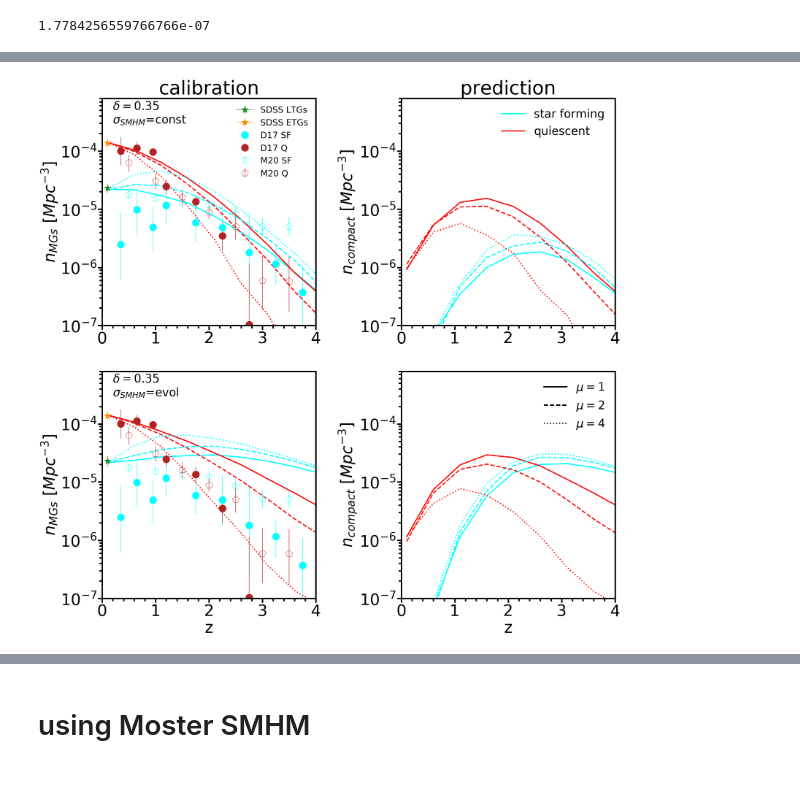
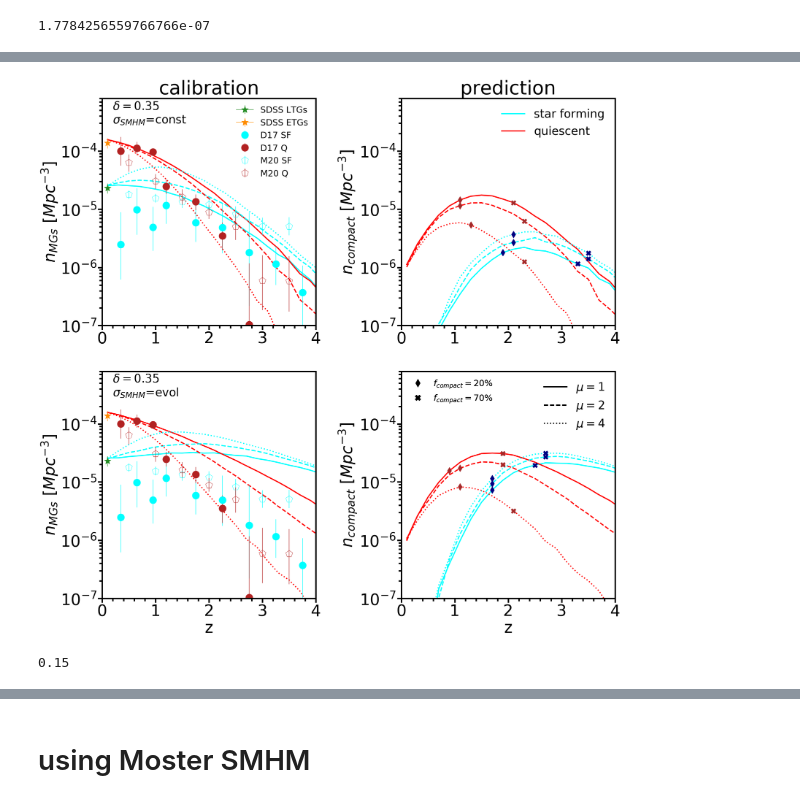
Before and after one commit to lorenzozanisi/SizeModels, a Jupyter notebook: src/Plots_paper2.ipynb, the cells around one changed output, grey strips where cells are left out. Saved outputs shown, nothing was run; the diff lists cells and outputs as text; code cells hidden in the pictures.

```diff
--- a/src/Plots_paper2.ipynb
+++ b/src/Plots_paper2.ipynb
@@ -171,11 +203,18 @@ axes[1][1].plot(x,x, lw=4, ls='-', color='black', label='$\mu=${}'.format(mus[0]
 axes[1][1].plot(x,x, lw=4, ls='--',  color='black', label='$\mu=${}'.format(mus[1]))
 axes[1][1].plot(x,x, lw=4, ls=':',  color='black', label='$\mu=${}'.format(mus[2]))
 
-redshifts = np.arange(0.1,4.6,0.5)
+redshifts = np.arange(0.1,4.2,0.2)
 
 
 for ax,(key, model) in zip(axes,dictionary_models.items()):
+
     for j,(ls,mu) in enumerate(zip(linestyles,mus)):
+        countSF = 0
+        countQ = 0
+        countSF_50 = 0
+        countQ_50 = 0
+        countSF_20 = 0
+        countQ_20 = 0
         quench_dict = {'M0':1.,'mu':mu}
         N_SF = []
         Ncompact_SF = []
@@ -202,10 +241,34 @@ for ax,(key, model) in zip(axes,dictionary_models.items()):
             Ncompact_SF.append(Ncompact_SF_)
             N_Q.append(N_Q_)
             Ncompact_Q.append(Ncompact_Q_)
+            if countSF==0:
+                if abs(Ncompact_SF_/N_SF_-0.7)<0.05:
+                    ax[1].scatter(z,Ncompact_SF_, marker='X', color='navy', s=300,zorder=2)
+                    countSF = 1
+#            if countSF_50==0:
+#                if abs(Ncompact_SF_/N_SF_-0.5)<0.05:
+#                    ax[1].scatter(z,Ncompact_SF_, marker='h', color='navy', s=300,zorder=2)
+#                    countSF_50 = 1
+            if countSF_20==0:
+                if abs(Ncompact_SF_/N_SF_-0.2)<0.05:
+                    ax[1].scatter(z,Ncompact_SF_, marker='d', color='navy', s=300,zorder=2)
+                    countSF_20 = 1
+            if countQ==0:
+                if abs(Ncompact_Q_/N_Q_-0.7)<0.05:
+                    ax[1].scatter(z,Ncompact_Q_, marker='X', color='brown', s=300,zorder=2)
+                    countQ = 1
+#            if countQ_50==0:
+#                if abs(Ncompact_Q_/N_Q_-0.5)<0.05:
+#                    ax[1].scatter(z,Ncompact_Q_, marker='h', color='brown', s=300,zorder=2)
+#                    countQ_50 = 1
+            if countQ_20==0:
+                if abs(Ncompact_Q_/N_Q_-0.2)<0.05:
+                    ax[1].scatter(z,Ncompact_Q_, marker='d', color='brown', s=300,zorder=2)
+                    countQ_20 = 1
 
         if j==0:
-           # ax[0].errorbar([0.1], LTGs_SDSS,err_n_LTGs, color='forestgreen', marker='*', markersize=25, label='SDSS LTGs')
-           # ax[0].errorbar([0.1], ETGs_SDSS,err_n_ETGs, color='darkorange', marker='*', markersize=25, label='SDSS ETGs')
+        #    ax[0].errorbar([0.1], LTGs_SDSS,err_n_LTGs, color='forestgreen', marker='*', markersize=25, label='SDSS LTGs')
+        #    ax[0].errorbar([0.1], ETGs_SDSS,err_n_ETGs, color='darkorange', marker='*', markersize=25, label='SDSS ETGs')#
 
 
             #ax[0].errorbar(n_davidzon_SF[:,0], n_davidzon_SF[:,2], yerr=[n_davidzon_SF[:,2]-n_davidzon_SF[:,1],n_davidzon_SF[:,3]-n_davidzon_SF[:,2]], markersize=25, marker='o', color='cyan', label='D17 SF',ls='none')
@@ -224,10 +287,13 @@ for ax,(key, model) in zip(axes,dictionary_models.items()):
             ax[0].errorbar(n_mcleod_Q_112[:,0], n_mcleod_Q_112[:,2], yerr=[n_mcleod_Q_112[:,2]-n_mcleod_Q_112[:,1],n_mcleod_Q_112[:,3]-n_mcleod_Q_112[:,2]], markersize=25, marker='p',fillstyle='none', color='firebrick', label='M20 Q',ls='none')
 
 
-        ax[0].plot(redshifts,N_SF, ls=ls, color='cyan',lw=4)
-        ax[1].plot(redshifts,Ncompact_SF, ls=ls, color='cyan',lw=4)
-        ax[0].plot(redshifts,N_Q, ls=ls, color='red',lw=4)
-        ax[1].plot(redshifts,Ncompact_Q, ls=ls, color='red',lw=4)
+
+        print(f'for mu={mu} and model {key} STARFORMING: ',np.array(Ncompact_SF)/np.array(N_SF) )
+        print(f'for mu={mu} and model {key} QUENCHED : ',np.array(Ncompact_Q)/np.array(N_Q) )
+        ax[0].plot(redshifts,N_SF, ls=ls, color='cyan',lw=4, zorder=1)
+        ax[1].plot(redshifts,Ncompact_SF, ls=ls, color='cyan',lw=4, zorder=1)
+        ax[0].plot(redshifts,N_Q, ls=ls, color='red',lw=4, zorder=1)
+        ax[1].plot(redshifts,Ncompact_Q, ls=ls, color='red',lw=4, zorder=1)
         ax[0].set_ylim(1e-7,8.e-4)
         ax[1].set_ylim(1e-7,8.e-4)
         ax[0].set_xlim(0,4)
@@ -239,12 +305,28 @@ for ax,(key, model) in zip(axes,dictionary_models.items()):
        # ax[1].text(1.5,1.e-4,'prediction', fontsize=45)
        # ax[0].text(1.5,1.e-4,'calibration', fontsize=45)
 
+
+
 axes[0][0].set_title('calibration')
 axes[0][1].set_title('prediction')
 axes[0][0].legend(fontsize=30, frameon=False, loc='upper right')
 #axes[1][0].legend(fontsize=30, frameon=False)
 axes[0][1].legend(fontsize=40, frameon=False)
-axes[1][1].legend(fontsize=40, frameon=False)
+leg = axes[1][1].legend(fontsize=40, frameon=False)
+
+diam = Line2D([], [], color='black', marker='d', linestyle='None',
+                          markersize=20, label='$f_{compact}=$20%')
+pentagon = Line2D([], [], color='black', marker='h', linestyle='None',
+                          markersize=20, label='$f_{compact}=$50%')
+ex = Line2D([], [], color='black', marker='X', linestyle='None',
+                          markersize=20, label='$f_{compact}=$70%')
+lines = [diam,ex]
+labels = ['$f_{compact}=$20%','$f_{compact}=$70%']
+
+leg2 = axes[1][1].legend(lines, labels, loc='upper left',  fontsize=30, frameon=False)
+axes[1][1].add_artist(leg)
+axes[1][1].add_artist(leg2)
+
 axes[1][0].set_xlabel('z')
 axes[1][1].set_xlabel('z')
 plt.subplots_adjust(wspace=0.4)
@@ -253 +352,5 @@ plt.savefig('model3_fquench.pdf',bbox_inches='tight')
-[figure, old version]
+[figure, new version]
+# %%
+3.e-5/2.e-4
+# %% [output]
+0.15
```
Also changed, not shown: parts of 11 cells of this notebook, 4 other files.
